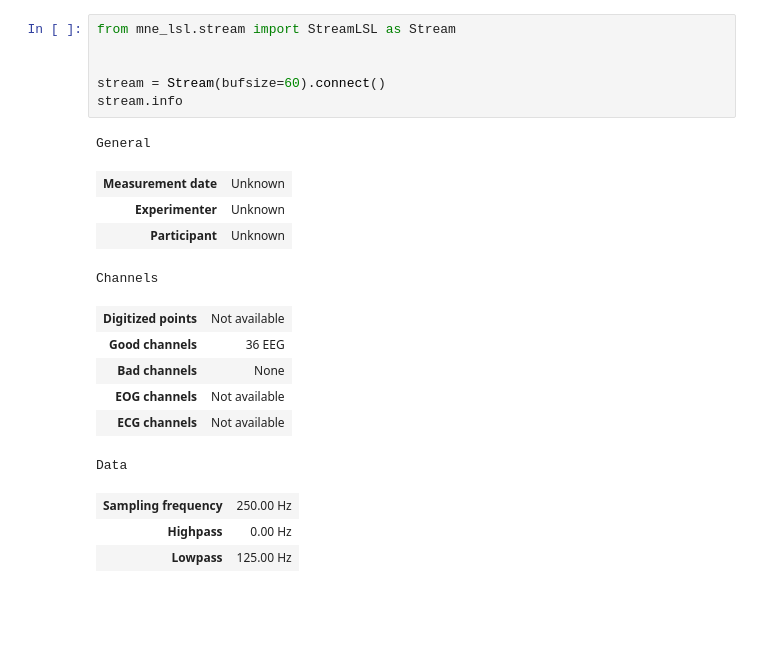
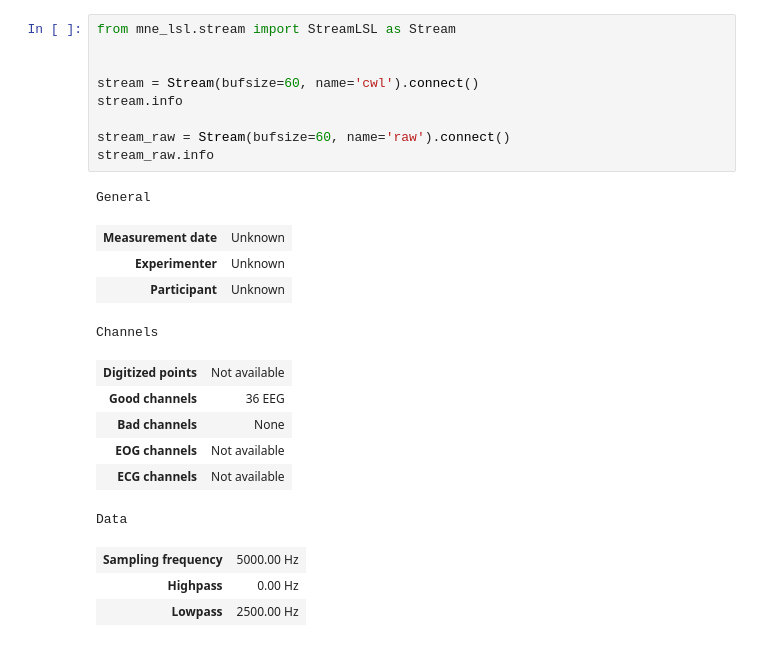
Before and after one commit to maevamoyne/neuxus_test, a Jupyter notebook: Neuxus/test.ipynb, the cells around one changed output. Saved outputs shown, nothing was run; the diff lists cells and outputs as text; blank space fills up the shorter version.

```diff
--- a/Neuxus/test.ipynb
+++ b/Neuxus/test.ipynb
@@ -1,24 +1,27 @@
 # %%
 from mne_lsl.stream import StreamLSL as Stream
 
 
-stream = Stream(bufsize=60).connect()
+stream = Stream(bufsize=60, name='cwl').connect()
 stream.info
+
+stream_raw = Stream(bufsize=60, name='raw').connect()
+stream_raw.info
 # %% [output]
 General
 | Measurement date | Unknown |
 | Experimenter | Unknown |
 | Participant | Unknown |
 Channels
 | Digitized points | Not available |
 | Good channels | 36 EEG |
 | Bad channels | None |
 | EOG channels | Not available |
 | ECG channels | Not available |
 Data
-| Sampling frequency | 250.00 Hz |
+| Sampling frequency | 5000.00 Hz |
 | Highpass | 0.00 Hz |
-| Lowpass | 125.00 Hz |
+| Lowpass | 2500.00 Hz |
 # %%
 import matplotlib.pyplot as plt
 import numpy as np
```
Also changed, not shown: parts of 10 cells of this notebook, 2 other files.
